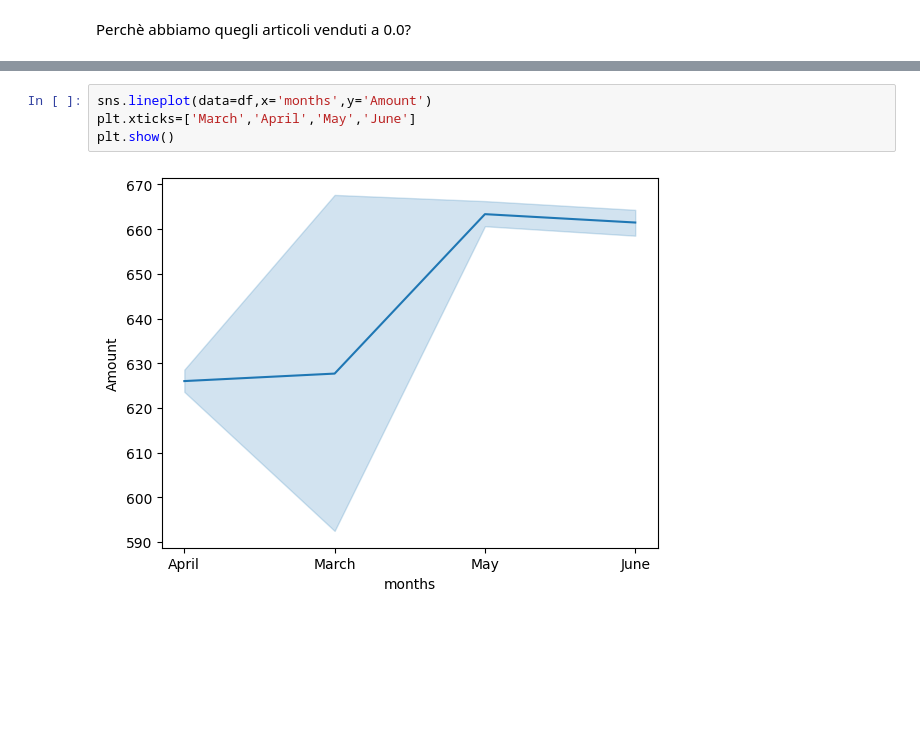
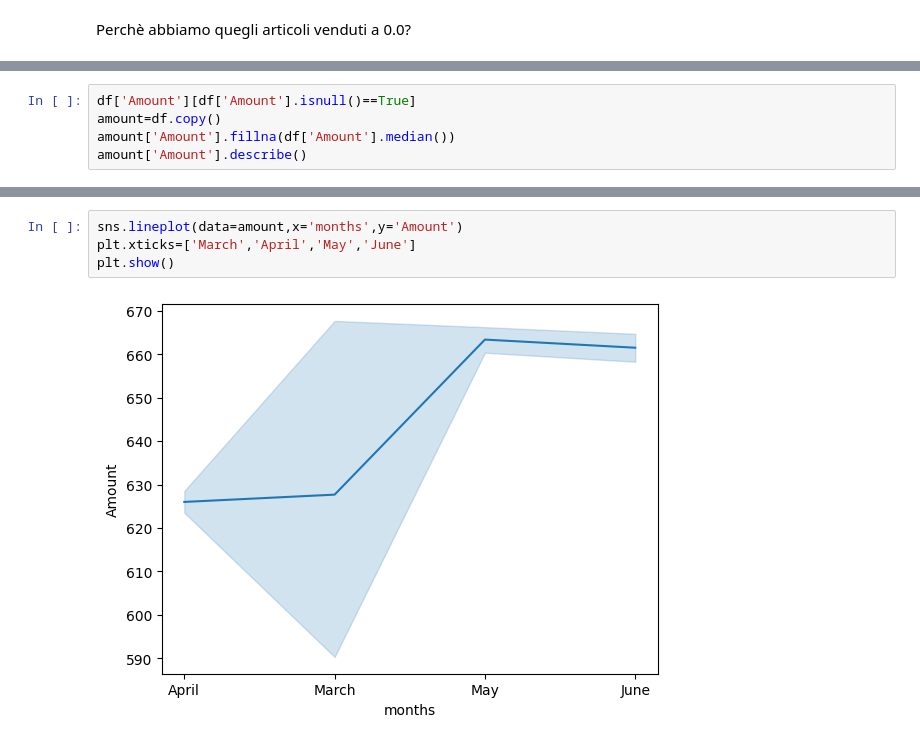
Before and after one commit to glo-code/ecommerce-analysis, a Jupyter notebook: ecommerce_analysis.ipynb, the cells around one changed output, grey strips where cells are left out. Cells and saved outputs as stored; diff of their text form; blank space fills up the shorter version.

```diff
--- a/ecommerce_analysis.ipynb
+++ b/ecommerce_analysis.ipynb
@@ -431,0 +469,5 @@ Invece la maggior parte ha utilizzato la promozione Amazon (779) mentre soltanto
+# %%
+df['Amount'][df['Amount'].isnull()==True]
+amount=df.copy()
+amount['Amount'].fillna(df['Amount'].median())
+amount['Amount'].describe()
@@ -432,6 +484,6 @@ Invece la maggior parte ha utilizzato la promozione Amazon (779) mentre soltanto
 # %%
-sns.lineplot(data=df,x='months',y='Amount')
+sns.lineplot(data=amount,x='months',y='Amount')
 plt.xticks=['March','April','May','June']
 plt.show()
 # %% [output]
-[figure, old version]
+[figure, new version]
```
Also changed, not shown: parts of 9 cells of this notebook.
